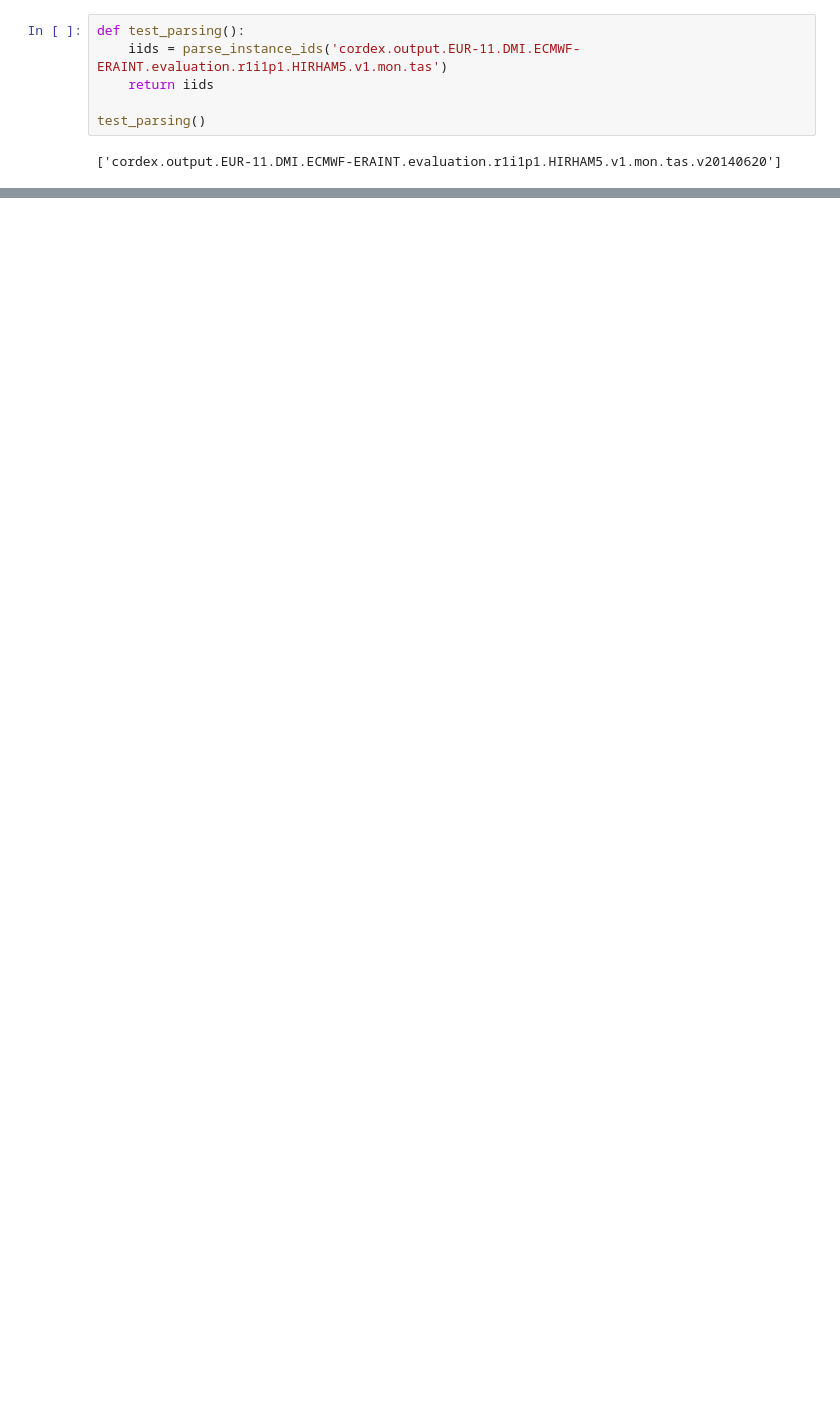
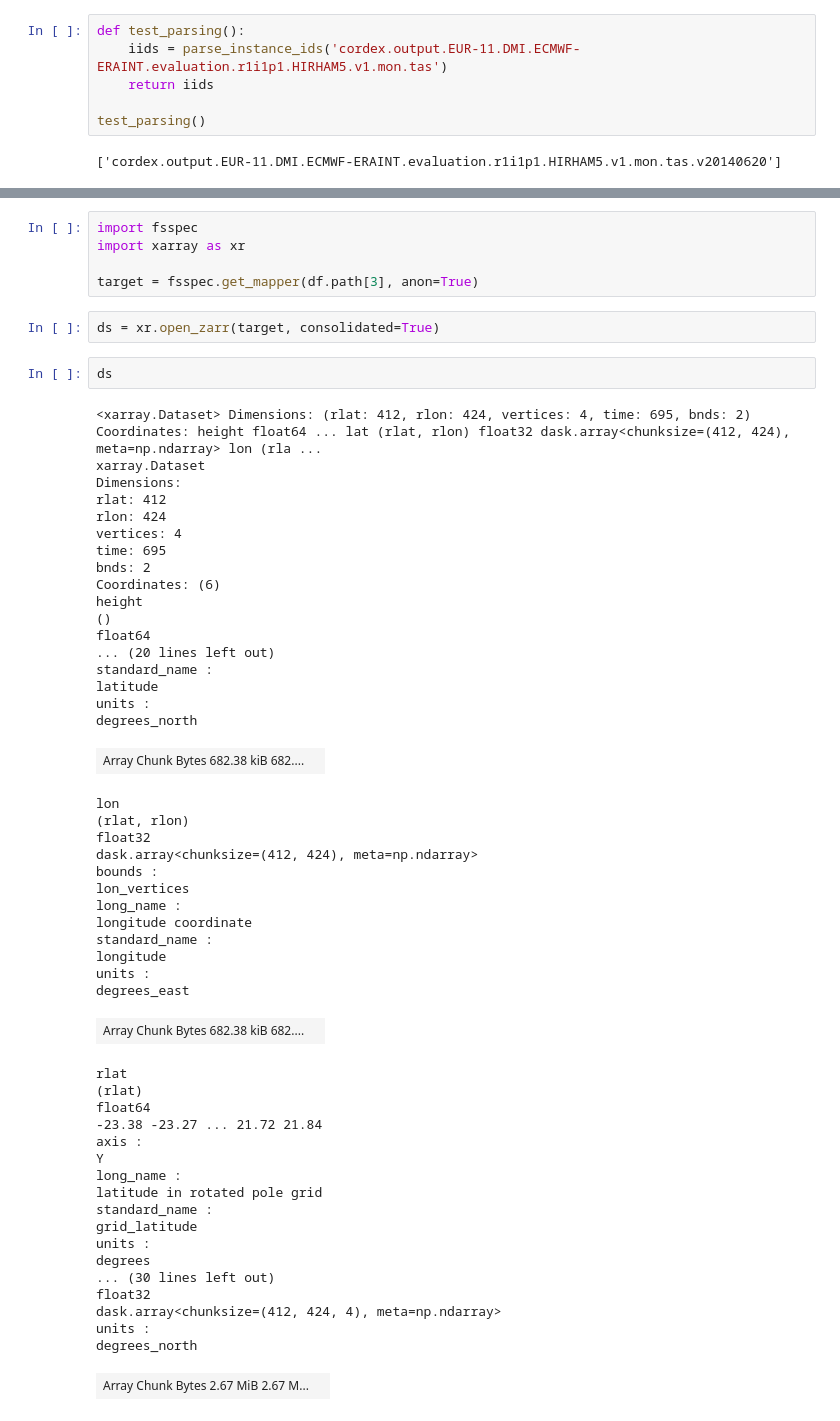
Before and after one commit to euro-cordex/cordex-aws, a Jupyter notebook: notebooks/recipe-creation.ipynb, the cells around one changed output, grey strips where cells are left out. Drawn from its saved outputs; the diff is of its cells as text; blank space fills up the shorter version.

```diff
--- a/notebooks/recipe-creation.ipynb
+++ b/notebooks/recipe-creation.ipynb
@@ -42,0 +65,59 @@ test_parsing()
+# %%
+import fsspec
+import xarray as xr
+
+target = fsspec.get_mapper(df.path[3], anon=True)
+# %%
+ds = xr.open_zarr(target, consolidated=True)
+# %%
+ds
+# %% [output]
+<xarray.Dataset> Dimensions: (rlat: 412, rlon: 424, vertices: 4, time: 695, bnds: 2) Coordinates: height float64 ... lat (rlat, rlon) float32 dask.array<chunksize=(412, 424), meta=np.ndarray> lon (rla ...
+xarray.Dataset
+Dimensions:
+rlat: 412
+rlon: 424
+vertices: 4
+time: 695
+bnds: 2
+Coordinates: (6)
+height
+()
+float64
+... (20 lines left out)
+standard_name :
+latitude
+units :
+degrees_north
+| Array Chunk Bytes 682.38 kiB 682.... |  |
+lon
+(rlat, rlon)
+float32
+dask.array<chunksize=(412, 424), meta=np.ndarray>
+bounds :
+lon_vertices
+long_name :
+longitude coordinate
+standard_name :
+longitude
+units :
+degrees_east
+| Array Chunk Bytes 682.38 kiB 682.... |  |
+rlat
+(rlat)
+float64
+-23.38 -23.27 ... 21.72 21.84
+axis :
+Y
+long_name :
+latitude in rotated pole grid
+standard_name :
+grid_latitude
+units :
+degrees
+... (30 lines left out)
+float32
+dask.array<chunksize=(412, 424, 4), meta=np.ndarray>
+units :
+degrees_north
+| Array Chunk Bytes 2.67 MiB 2.67 M... |  |
```
Also changed, not shown: parts of 10 cells of this notebook, 1 other file.
